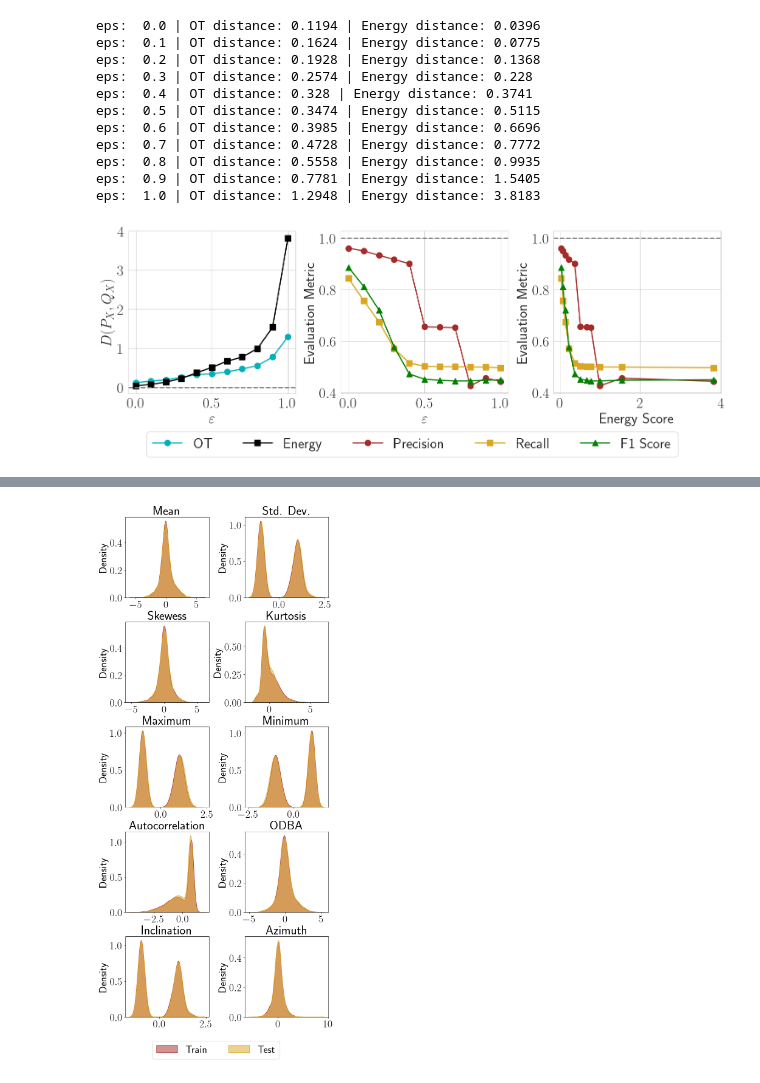
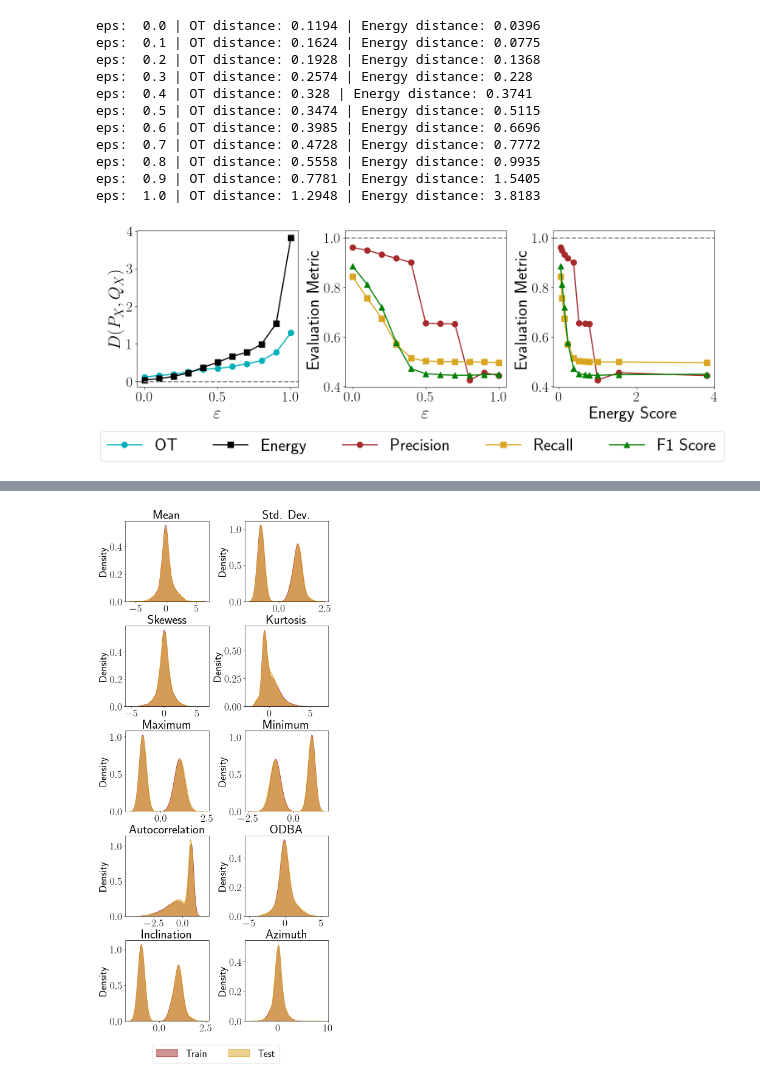
Before and after one commit to medhaaga/AWD-Biologging, a Jupyter notebook: notebooks/results.ipynb, the cells around one changed output, grey strips where cells are left out. Drawn from its saved outputs; the diff is of its cells as text; code cells hidden in the pictures.

```diff
--- a/notebooks/results.ipynb
+++ b/notebooks/results.ipynb
@@ -95,7 +102,7 @@ os.makedirs(test_root_dir, exist_ok=True)
 t = np.linspace(0, 30, 30*config.SAMPLING_RATE)
 data_constants = config.SIMULATION_CONSTANTS
 colors = ['#9b2226', '#ee9b00', '#0a9396']
-fig, axs = plt.subplots(1, len(config.SIM_BEHAVIORS), figsize=(3*len(config.SIM_BEHAVIORS),3), sharey=True)
+fig, axs = plt.subplots(1, len(config.SIM_BEHAVIORS), figsize=(4*len(config.SIM_BEHAVIORS),3), sharey=True)
 for i, observed_behavior in enumerate(config.SIM_BEHAVIORS):
     for j, axis in enumerate(['X', 'Y', 'Z']):
         f, A, phi, sigma = data_constants.loc[(data_constants["Behavior"] == observed_behavior) & (data_constants["Axis"] == axis), ['f', 'A', 'phi', 'sigma']].values[0]
@@ -108,7 +115,7 @@ for i, observed_behavior in enumerate(config.SIM_BEHAVIORS):
 
     axs[i].set_title(observed_behavior)
 
-fig.legend(loc="lower center", ncol=3, bbox_to_anchor=(0.5,-0.25))
+fig.legend(loc="lower center", ncol=3, bbox_to_anchor=(0.5,-0.3))
 # plt.tight_layout()
 plt.savefig(os.path.join(test_root_dir, 'sim_train_signal.pdf'))
 plt.show()
@@ -483,5 +503,12 @@ N: 988 | Avg Time: 0.003 | Avg Cvg@1: 0.963 | Avg Cvg@K: 1.000 | Avg Cvg@RAPS: 0
 # %% [markdown]
 #### Comparing the time spent in each behavior
+# %%
+# Create directories and generate acceleration data
+results_dir = os.path.join(config.TEST_ROOT_DIR, "uncertainty_quantification")
+os.makedirs(results_dir, exist_ok=True)
+
+plots_dir = os.path.join(results_dir, "plots")
+os.makedirs(plots_dir, exist_ok=True)
 # %%
 transition_matrix = np.array([
     [0.0, 0.7, 0.0, 0.3],  # from Feeding
@@ -511,0 +533,5 @@ plot_simulated_day(acc_df)
+# %%
+acc_df = pd.read_csv(os.path.join(results_dir, 'acc_df.csv'))
+annotations_df = pd.read_csv(os.path.join(results_dir, 'annotations_df.csv'))
+
+plot_simulated_day(acc_df)
@@ -628,27 +656,12 @@ Number of windows with RAPS size > 1:         887/2880.0
 # %% [markdown]
 ## Result 3: Temporal Context
 # %%
-transition_matrix = np.array([
-    [0.0, 0.7, 0.0, 0.3],  # from Feeding
-    [0.6, 0.0, 0.2, 0.2],  # from Moving
-    [0.0, 0.6, 0.0, 0.4],  # from Resting
-    [0.0, 0.5, 0.5, 0.0],  # from Vigilant
-])
-avg_durations = {
-    "Feeding": {"min": 40, "sec": 60},
-    "Moving": {"min": 60, "sec": 60},
-    "Resting": {"min": 120, "sec": 60},
-    "Vigilant": {"min": 100, "sec": 60}
-}
-window_duration = 30.0
-window_length = int(window_duration * config.SAMPLING_RATE)
+results_dir = os.path.join(config.TEST_ROOT_DIR, "uncertainty_quantification")
+acc_df, annotations_df = pd.read_csv(os.path.join(results_dir, 'acc_df.csv')), pd.read_csv(os.path.join(results_dir, 'annotations_df.csv'))
 
-# Convert to DataFrame
-avg_durations = pd.DataFrame.from_dict(avg_durations, orient="index")
-avg_durations.index.name = "Behavior"
-avg_durations.columns.name = "DurationUnit"
+results_dir = os.path.join(config.TEST_ROOT_DIR, "temporal_context")
+os.makedirs(results_dir, exist_ok=True)
 
-acc_df, annotations_df = simulate_markov_acc_day(config.SIMULATION_CONSTANTS, transition_matrix, avg_durations, tau=0.4)
 n_corruptions = 50
 min_duration, max_duration = 2*window_length, 4*window_length
 pos = np.random.randint(0, len(acc_df)-max_duration, n_corruptions)
@@ -660,5 +673,5 @@ for p, d in zip(pos, durations):
     acc_df.loc[p:p+d-1, 'Acc Y [g]'] = simulate_axis_signal(f, A, phi, sigma, d, .5)
     acc_df.loc[p:p+d-1, 'Acc Z [g]'] = simulate_axis_signal(f, A, phi, sigma, d, .5)
 
-plot_simulated_day(acc_df)
+plot_simulated_day(acc_df, plot_path=os.path.join(results_dir, 'corrupted_signal.png'))
 # %% [output]
@@ -995,36 +1007,36 @@ axs[0].plot(eps_list, exp_results['ot'], marker = 'o', color='#00afb9', markersi
 axs[0].plot(eps_list, exp_results['energy'], marker = 's', color='black', markersize=10, label='Energy')
 axs[0].axhline(y=0.0, color='grey', linestyle='--')
 axs[0].set_xlabel(r"$\varepsilon$")
 axs[0].set_ylabel(r"$D(P_X, Q_X)$")
 
 axs[1].plot(eps_list, exp_results['precision'], marker = 'o', color='brown', markersize=10, label='Precision')
 axs[1].plot(eps_list, exp_results['recall'], marker = 's', color='goldenrod', markersize=10, label = 'Recall')
 axs[1].plot(eps_list, exp_results['f1_score'], marker = '^', color='green', markersize=10, label='F1 Score')
 axs[1].set_xlabel(r"$\varepsilon$")
 axs[1].set_ylabel("Evaluation Metric")
 axs[1].axhline(y=1.0, color='grey', linestyle='--')
 
 axs[2].plot(exp_results['energy'], exp_results['precision'], marker = 'o', color='brown', markersize=10)
 axs[2].plot(exp_results['energy'], exp_results['recall'], marker = 's', color='goldenrod', markersize=10)
 axs[2].plot(exp_results['energy'], exp_results['f1_score'], marker = '^', color='green', markersize=10)
 axs[2].set_xlabel("Energy Score")
 axs[2].set_ylabel("Evaluation Metric")
 axs[2].axhline(y=1.0, color='grey', linestyle='--')
 
 # Create a common legend
 handles, labels = [], []
 for ax in axs:
     h, l = ax.get_legend_handles_labels()
     handles.extend(h)
     labels.extend(l)
 
-fig.legend(handles, labels, loc='lower center', ncol=5, bbox_to_anchor=(0.5, -0.15), bbox_transform=fig.transFigure)
+fig.legend(handles, labels, loc='lower center', ncol=5, bbox_to_anchor=(0.5, -0.2), bbox_transform=fig.transFigure)
 
 plt.tight_layout()
-plt.savefig(os.path.join(plots_dir, 'distribution_shift-performance_decay.pdf'), bbox_inches='tight')
+plt.savefig(os.path.join(plots_dir, 'distribution_shift-performance_decay.png'), dpi=300, bbox_inches='tight')
 plt.show()
 # %% [output]
-[figure, old version]
+[figure, new version]
 # %%
 eps=0.0
 model_dir = os.path.join(training_results_dir, f"eps{eps}")
```
Also changed, not shown: parts of 36 cells of this notebook, 3 other files.
